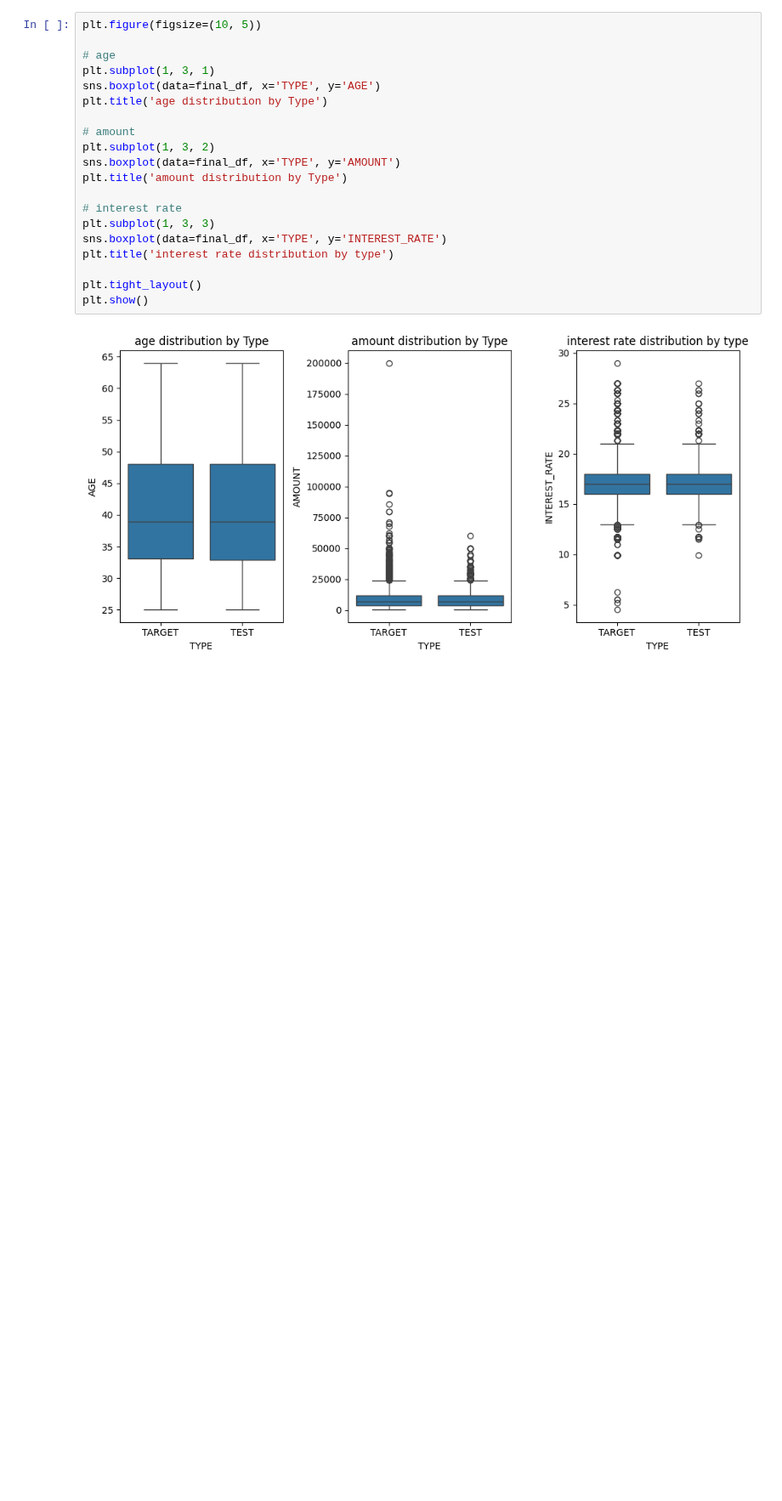
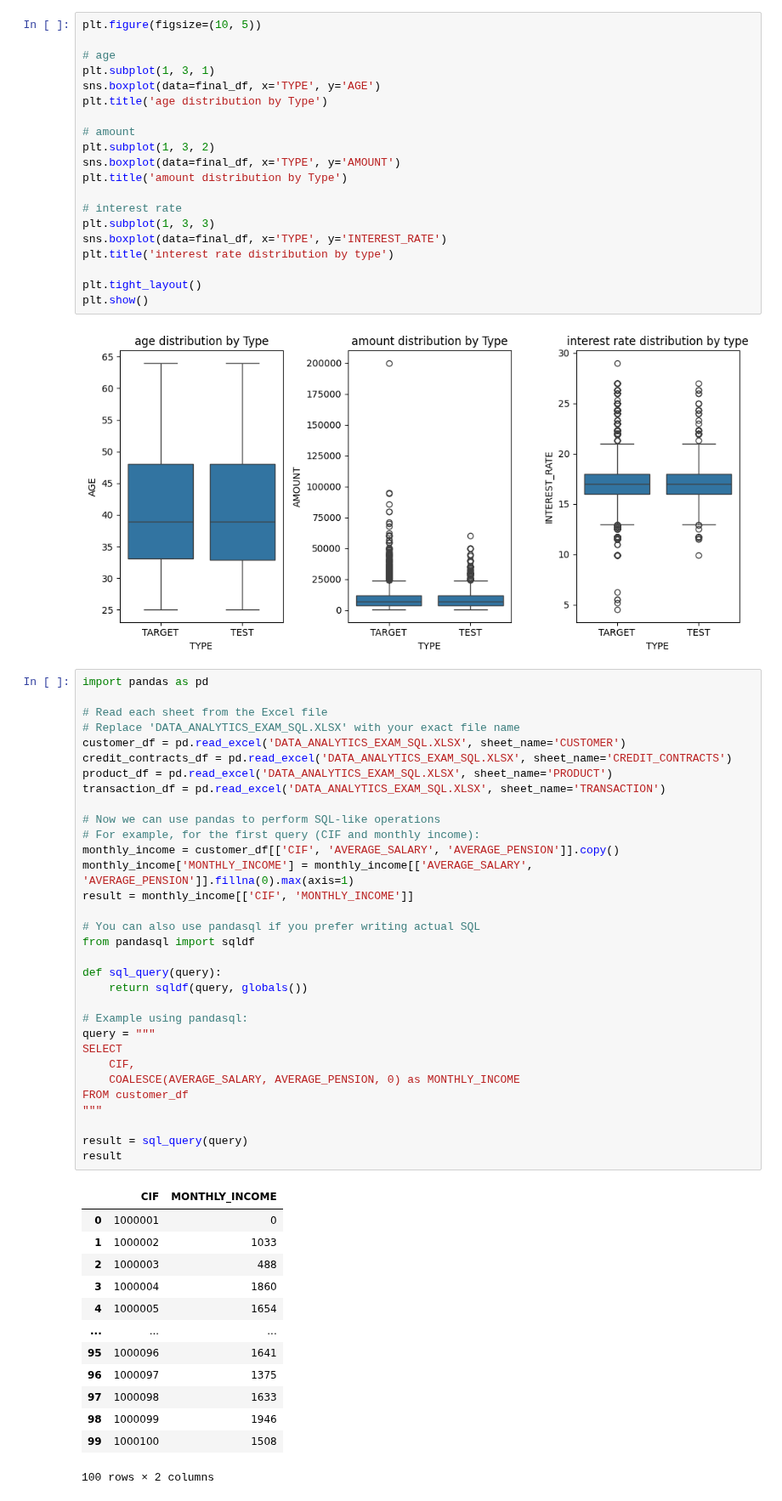
Before and after one commit to Ismat-Samadov/yelo_DataAnalyst, a Jupyter notebook: Data Analyst Technical Assignment.ipynb, the cells around one changed output. Shown at 85% size. Cells and saved outputs as stored; diff of their text form; blank space fills up the shorter version.

```diff
--- a/Data Analyst Technical Assignment.ipynb
+++ b/Data Analyst Technical Assignment.ipynb
@@ -631,3 +631,49 @@ plt.tight_layout()
 plt.show()
 # %% [output]
 [figure]
+# %%
+import pandas as pd
+
+# Read each sheet from the Excel file
+# Replace 'DATA_ANALYTICS_EXAM_SQL.XLSX' with your exact file name
+customer_df = pd.read_excel('DATA_ANALYTICS_EXAM_SQL.XLSX', sheet_name='CUSTOMER')
+credit_contracts_df = pd.read_excel('DATA_ANALYTICS_EXAM_SQL.XLSX', sheet_name='CREDIT_CONTRACTS')
+product_df = pd.read_excel('DATA_ANALYTICS_EXAM_SQL.XLSX', sheet_name='PRODUCT')
+transaction_df = pd.read_excel('DATA_ANALYTICS_EXAM_SQL.XLSX', sheet_name='TRANSACTION')
+
+# Now we can use pandas to perform SQL-like operations
+# For example, for the first query (CIF and monthly income):
+monthly_income = customer_df[['CIF', 'AVERAGE_SALARY', 'AVERAGE_PENSION']].copy()
+monthly_income['MONTHLY_INCOME'] = monthly_income[['AVERAGE_SALARY', 'AVERAGE_PENSION']].fillna(0).max(axis=1)
+result = monthly_income[['CIF', 'MONTHLY_INCOME']]
+
+# You can also use pandasql if you prefer writing actual SQL
+from pandasql import sqldf
+
+def sql_query(query):
+    return sqldf(query, globals())
+
+# Example using pandasql:
+query = """
+SELECT
+    CIF,
+    COALESCE(AVERAGE_SALARY, AVERAGE_PENSION, 0) as MONTHLY_INCOME
+FROM customer_df
+"""
+
+result = sql_query(query)
+result
+# %% [output]
+|  | CIF | MONTHLY_INCOME |
+| 0 | 1000001 | 0 |
+| 1 | 1000002 | 1033 |
+| 2 | 1000003 | 488 |
+| 3 | 1000004 | 1860 |
+| 4 | 1000005 | 1654 |
+| ... | ... | ... |
+| 95 | 1000096 | 1641 |
+| 96 | 1000097 | 1375 |
+| 97 | 1000098 | 1633 |
+| 98 | 1000099 | 1946 |
+| 99 | 1000100 | 1508 |
+100 rows × 2 columns
```
Also changed, not shown: parts of 1 cell of this notebook, 1 other file.
